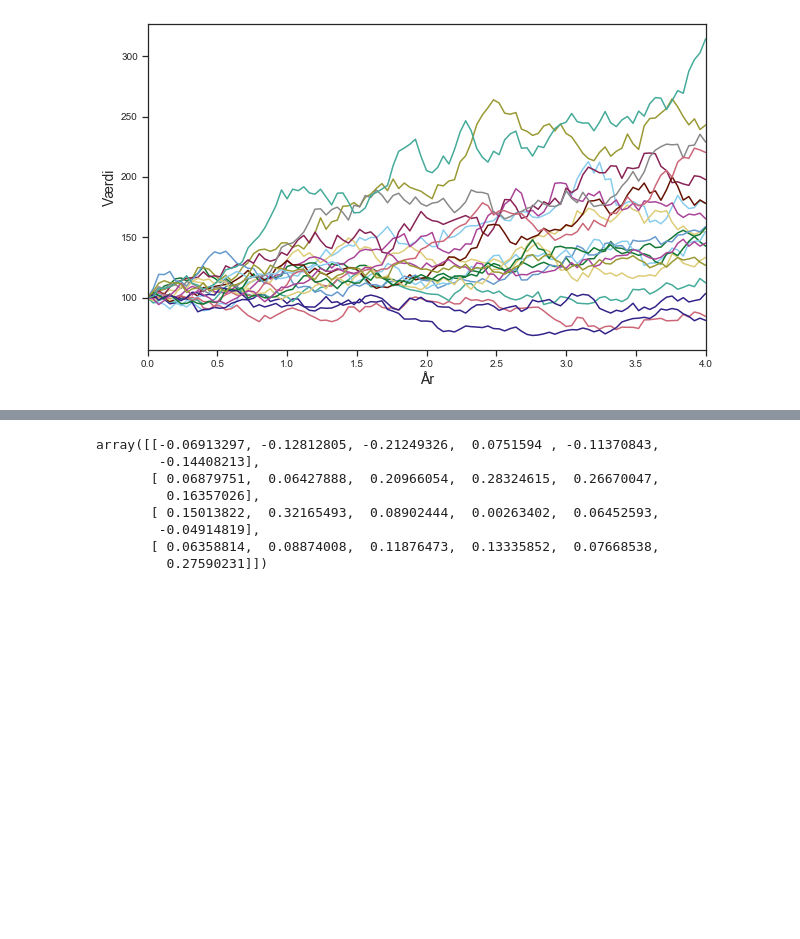
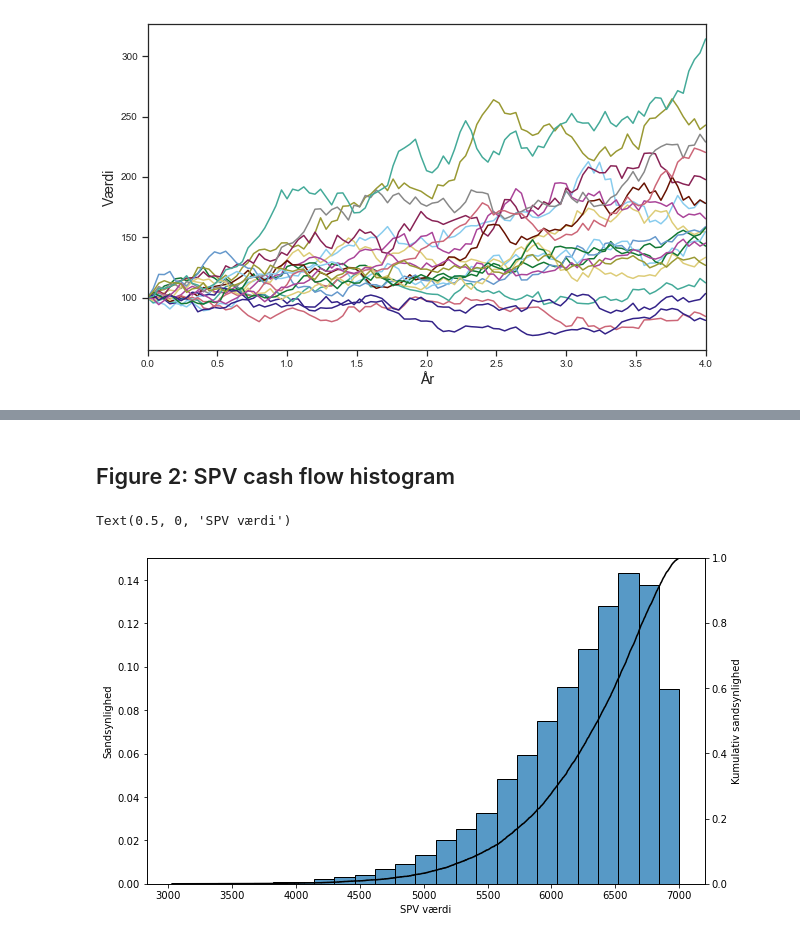
Before and after one commit to Jnejsum/CLOseminar, a Jupyter notebook: model_results.ipynb, the cells around one changed output, grey strips where cells are left out. Saved outputs shown, nothing was run; the diff lists cells and outputs as text; code cells hidden in the pictures; blank space fills up the shorter version.

Commit message:
SPV_value function added

```diff
--- a/model_results.ipynb
+++ b/model_results.ipynb
@@ -122,11 +54,0 @@ plt.plot(result[:,:,4]);
-# %%
-incr[0,:,:]
-# %% [output]
-array([[-0.06913297, -0.12812805, -0.21249326,  0.0751594 , -0.11370843,
-        -0.14408213],
-       [ 0.06879751,  0.06427888,  0.20966054,  0.28324615,  0.26670047,
-         0.16357026],
-       [ 0.15013822,  0.32165493,  0.08902444,  0.00263402,  0.06452593,
-        -0.04914819],
-       [ 0.06358814,  0.08874008,  0.11876473,  0.13335852,  0.07668538,
-         0.27590231]])
@@ -145,0 +55,18 @@ self.random = np.random.normal(size=(T+1, n, j+1))
+# %% [markdown]
+## Figure 2: SPV cash flow histogram
+# %%
+fig_model = model.CLOModel(n=10000)
+data = fig_model.SPV_value()
+# %%
+fig, ax1 = plt.subplots(1,1, figsize=(10,6))
+ax2 = ax1.twinx() # second y-axis
+
+sns.histplot(data, ax=ax1, stat='probability', bins=25); # plot histogram
+sns.ecdfplot(data, ax=ax2, color='black') # plot cumulative probability
+
+ax1.set_ylabel('Sandsynlighed')
+ax2.set_ylabel('Kumulativ sandsynlighed')
+ax1.set_xlabel('SPV værdi')
+# %% [output]
+Text(0.5, 0, 'SPV værdi')
+[figure, added]
```
Also changed, not shown: parts of 9 cells of this notebook, 1 other file.
